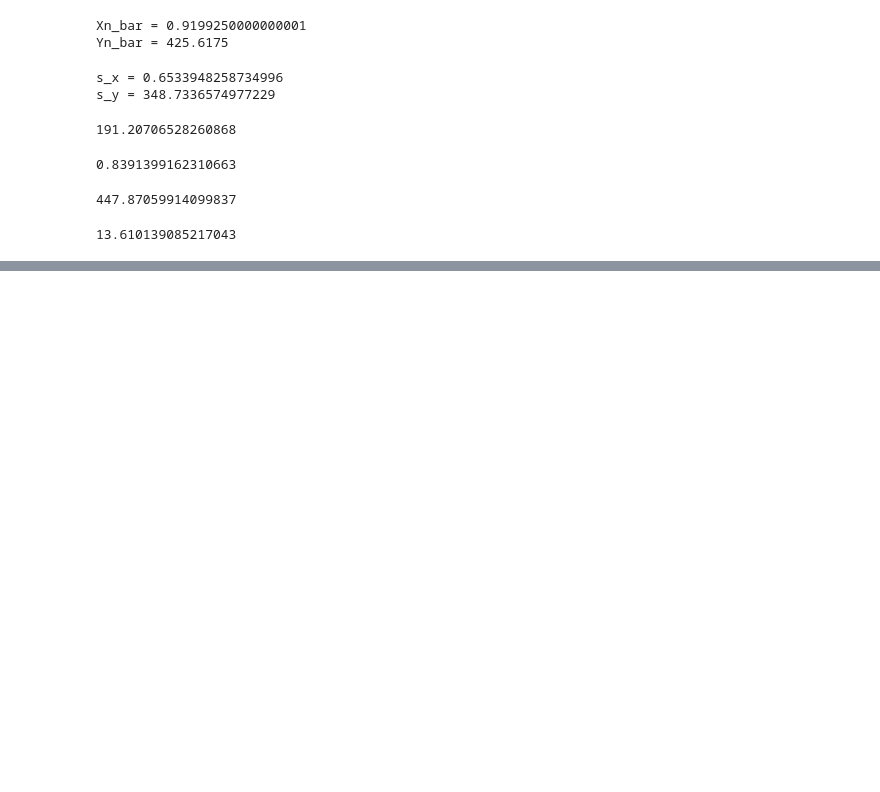
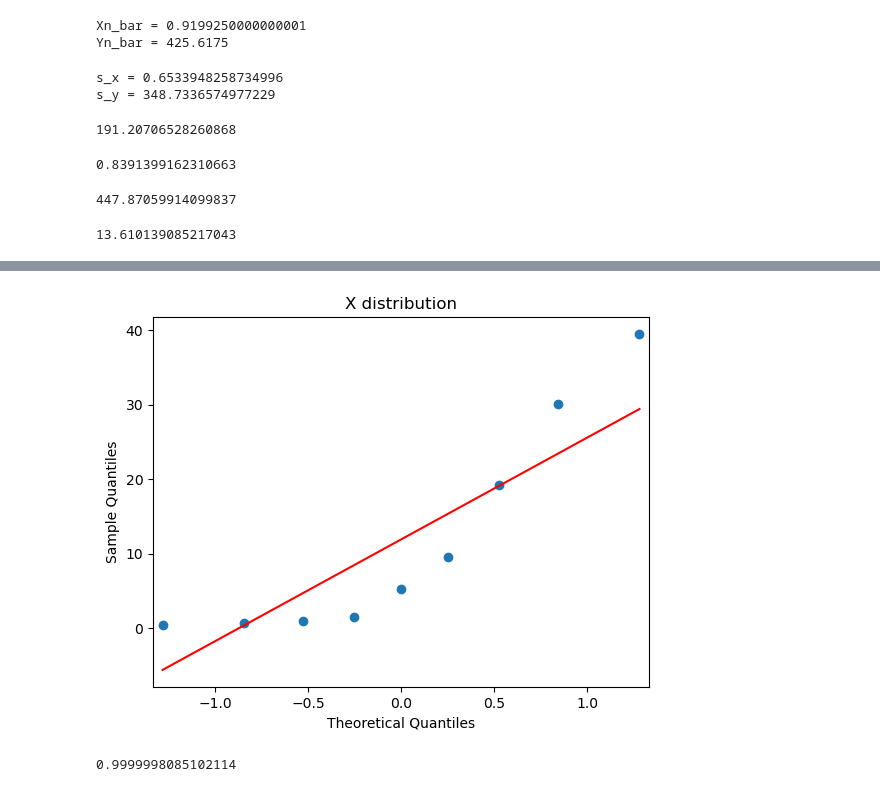
Before and after one commit to adevrent/MITx_6.419x, a Jupyter notebook: week_1/week_1.ipynb, the cells around one changed output, grey strips where cells are left out. Drawn from its saved outputs; the diff is of its cells as text; code cells hidden in the pictures; blank space fills up the shorter version.

```diff
--- a/week_1/week_1.ipynb
+++ b/week_1/week_1.ipynb
@@ -61,0 +95,15 @@ beta_0
+# %%
+import statsmodels.api as sm
+sm.qqplot(Xs, line='s')
+plt.title("X distribution")
+plt.show()
+# %% [output]
+[figure, added]
+# %%
+log_Xs = np.log(Xs)
+log_Ys = np.log(Ys)
+
+r_log = np.corrcoef(log_Xs, log_Ys)[0, 1]
+r_log
+# %% [output]
+0.9999998085102114
```
Also changed, not shown: parts of 11 cells of this notebook.
